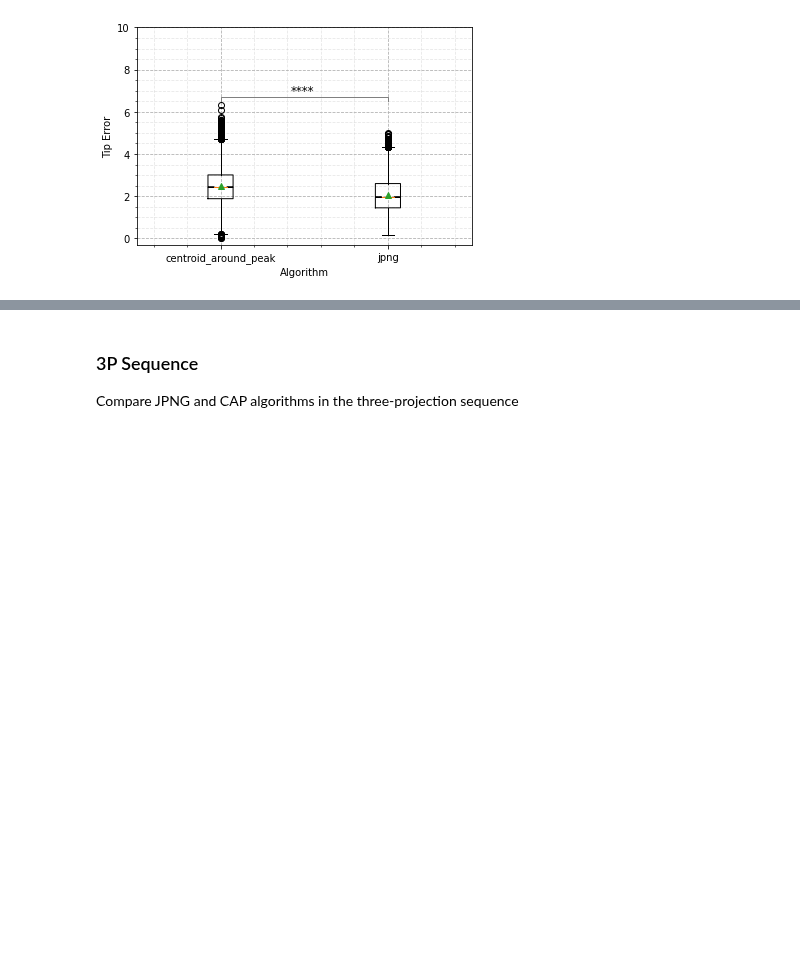
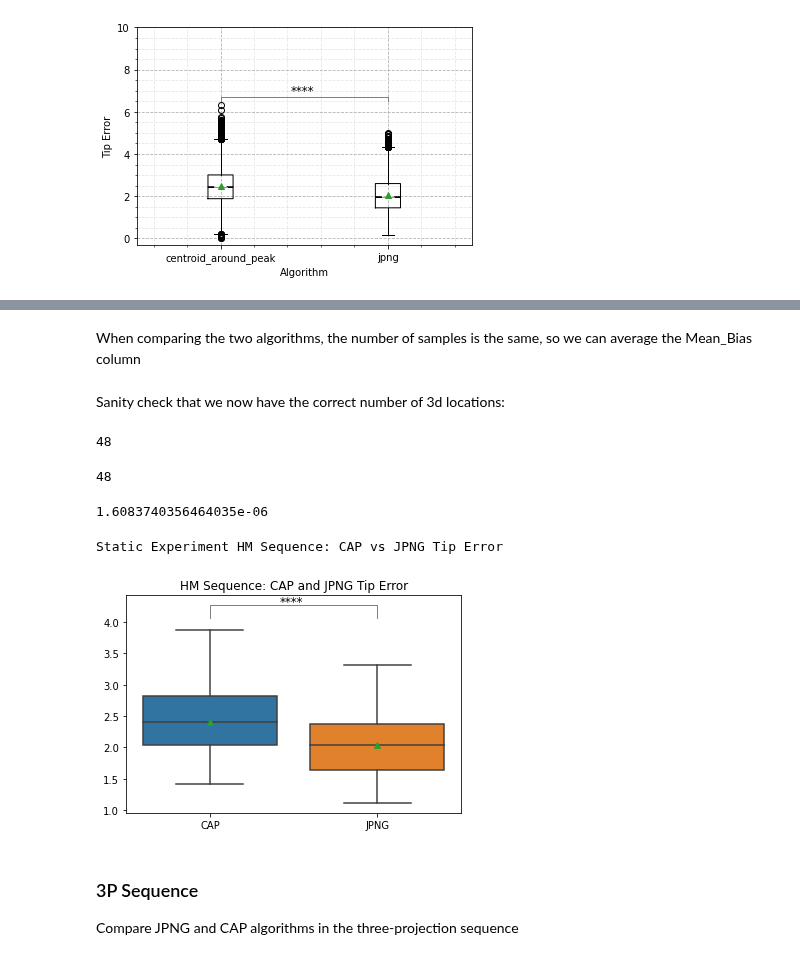
Before and after one commit to WrightGroupSRI/mr-tracking-analysis, a Jupyter notebook: Static_Tracking/static_tracking_heatmaps.ipynb, the cells around one changed output, grey strips where cells are left out. Saved outputs shown, nothing was run; the diff lists cells and outputs as text; code cells hidden in the pictures; blank space fills up the shorter version.

```diff
--- a/Static_Tracking/static_tracking_heatmaps.ipynb
+++ b/Static_Tracking/static_tracking_heatmaps.ipynb
@@ -292,3 +318,48 @@ Static Experiment HM Sequence: CAP vs JPNG Tip Error Wilcoxon one-tailed
+# %%
+y_locs = hm_df['Y_Loc'].unique() # unique(): returned in order of appearance
+# %%
+grid_locs = hm_df['Grid_Loc'].unique()
+# %% [markdown]
+When comparing the two algorithms, the number of samples is the same, so we can average the Mean_Bias column
+# %%
+for y in y_locs:
+    for g in grid_locs:
+        cap_mean = hm_df[(hm_df['Algorithm']=='centroid_around_peak') & (hm_df['Y_Loc']==y) & (hm_df['Grid_Loc']==g)]['Mean_Bias'].mean()
+        jpng_mean = hm_df[(hm_df['Algorithm']=='jpng') & (hm_df['Y_Loc']==y) & (hm_df['Grid_Loc']==g)]['Mean_Bias'].mean()
+        hm_cap_mean_errors.append(cap_mean)
+        hm_jpng_mean_errors.append(jpng_mean)
+# %% [markdown]
+Sanity check that we now have the correct number of 3d locations:
+# %%
+len(hm_cap_mean_errors)
+# %% [output]
+48
+# %%
+len(hm_jpng_mean_errors)
+# %% [output]
+48
+# %%
+w, p = stats.wilcoxon(x=hm_jpng_mean_errors,y=hm_cap_mean_errors,alternative='less')
+# %%
+p
+# %% [output]
+1.6083740356464035e-06
+# %%
+ax = sns.boxplot(data=[hm_cap_mean_errors,hm_jpng_mean_errors],orient='v',showmeans=True)
+print('Static Experiment HM Sequence: CAP vs JPNG Tip Error')
+max_y = max(np.max(hm_cap_mean_errors),np.max(hm_jpng_mean_errors))
+if p < p_val_adj: # draw a significance line
+    star_str = disp_utils.get_p_stars(p)
+    starline_y = max_y
+    ax.plot([0, 0, 1, 1], [starline_y+0.2, starline_y+0.4, starline_y+0.4, starline_y+0.2], linewidth=1, color='grey')
+    ax.text(0.49, starline_y+0.4, star_str, ha='center', fontsize=12)
+ax.set_title('HM Sequence: CAP and JPNG Tip Error')
+ax.set_xticklabels(['CAP','JPNG'])
+plt.savefig('../reports/figures/static/HM-capVsJpng-meantipErr.pdf',dpi=600)
+plt.show()
+# %% [output]
+Static Experiment HM Sequence: CAP vs JPNG Tip Error
+[figure, added]
 # %% [markdown]
 ### 3P Sequence
 Compare JPNG and CAP algorithms in the three-projection sequence
```
Also changed, not shown: parts of 26 cells of this notebook, 1 other file.
